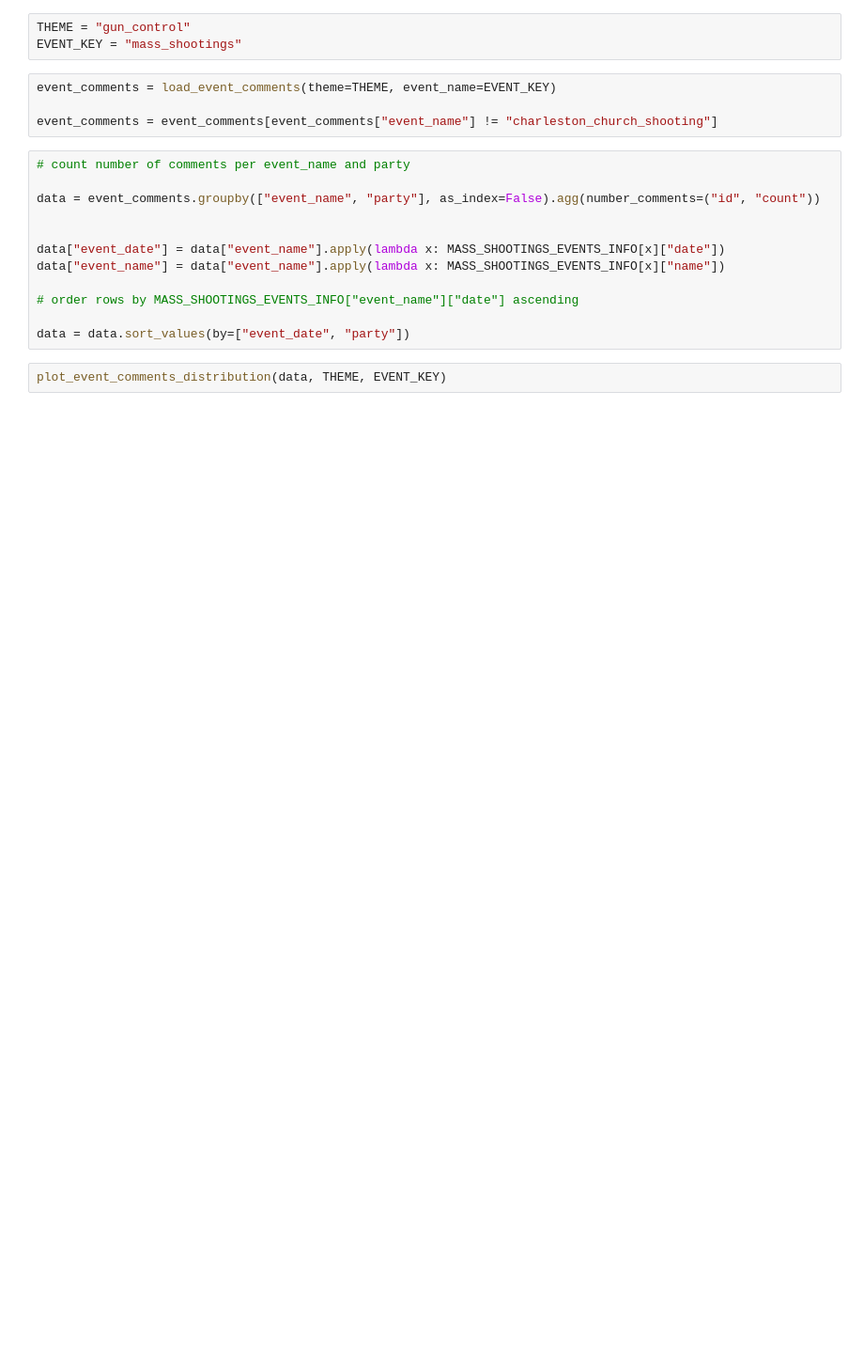
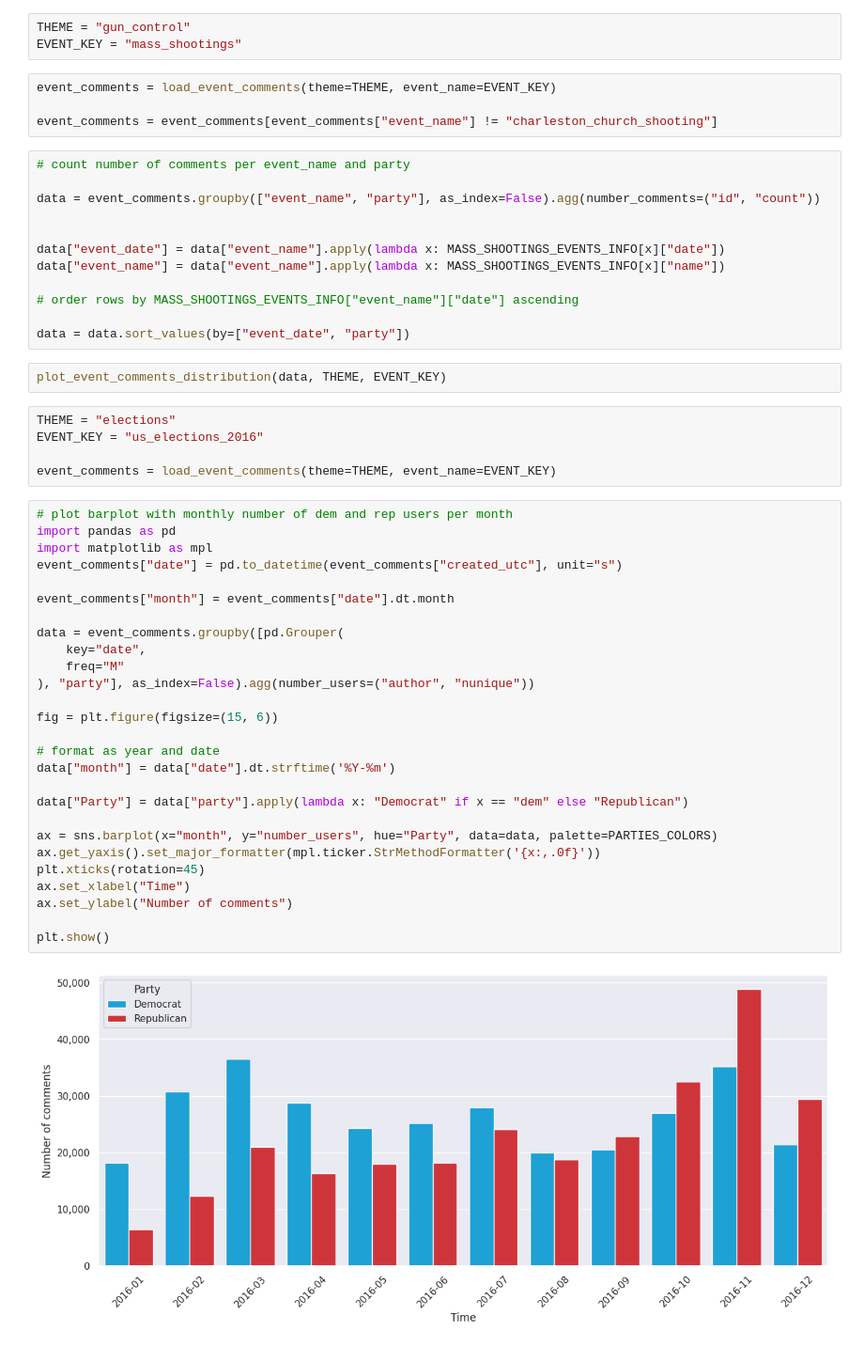
Before and after one commit to xavoliva/polarization_reddit, a Jupyter notebook: eda/data_exploration.ipynb, the cells around one changed output. Shown at 94% size. Saved outputs shown, nothing was run; the diff lists cells and outputs as text; blank space fills up the shorter version.

Commit message:
add data summary statistics exploration to data exploration script

```diff
--- a/eda/data_exploration.ipynb
+++ b/eda/data_exploration.ipynb
@@ -37,3 +40,37 @@ data["event_name"] = data["event_name"].apply(lambda x: MASS_SHOOTINGS_EVENTS_IN
 data = data.sort_values(by=["event_date", "party"])
 # %%
 plot_event_comments_distribution(data, THEME, EVENT_KEY)
+# %%
+THEME = "elections"
+EVENT_KEY = "us_elections_2016"
+
+event_comments = load_event_comments(theme=THEME, event_name=EVENT_KEY)
+# %%
+# plot barplot with monthly number of dem and rep users per month
+import pandas as pd
+import matplotlib as mpl
+event_comments["date"] = pd.to_datetime(event_comments["created_utc"], unit="s")
+
+event_comments["month"] = event_comments["date"].dt.month
+
+data = event_comments.groupby([pd.Grouper(
+    key="date",
+    freq="M"
+), "party"], as_index=False).agg(number_users=("author", "nunique"))
+
+fig = plt.figure(figsize=(15, 6))
+
+# format as year and date
+data["month"] = data["date"].dt.strftime('%Y-%m')
+
+data["Party"] = data["party"].apply(lambda x: "Democrat" if x == "dem" else "Republican")
+
+ax = sns.barplot(x="month", y="number_users", hue="Party", data=data, palette=PARTIES_COLORS)
+ax.get_yaxis().set_major_formatter(mpl.ticker.StrMethodFormatter('{x:,.0f}'))
+plt.xticks(rotation=45)
+ax.set_xlabel("Time")
+ax.set_ylabel("Number of comments")
+
+plt.show()
+# %% [output]
+[figure, added]
```
Also changed, not shown: parts of 2 cells of this notebook.
